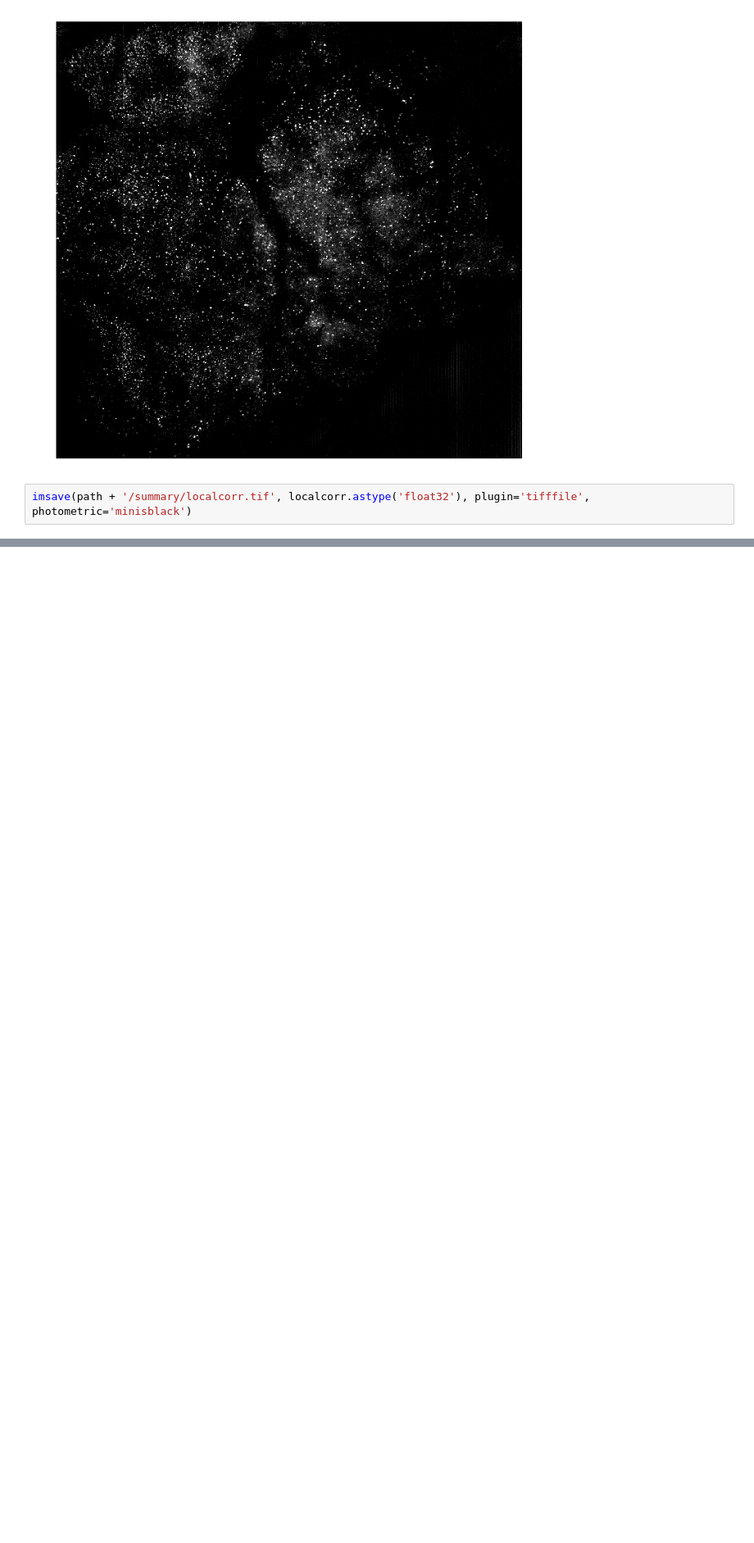
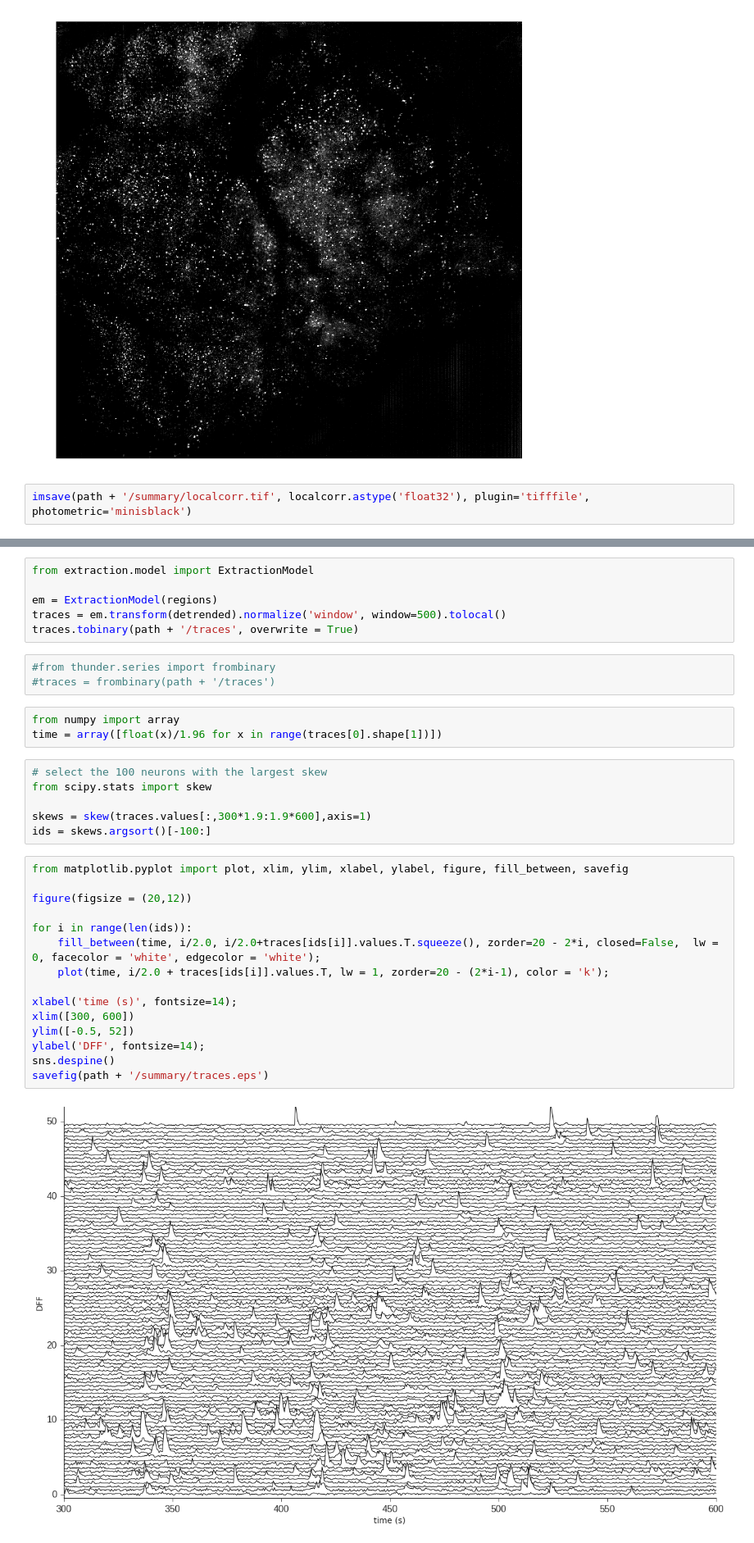
Before and after one commit to sofroniewn/2pRAM-paper, a Jupyter notebook: notebooks/Figure-8_1 functional imaging.ipynb, the cells around one changed output, grey strips where cells are left out. Shown at 82% size. Drawn from its saved outputs; the diff is of its cells as text; blank space fills up the shorter version.

Commit message:
add traces

```diff
--- a/notebooks/Figure-8_1 functional imaging.ipynb
+++ b/notebooks/Figure-8_1 functional imaging.ipynb
@@ -60,0 +86,35 @@ imsave(path + '/summary/localcorr.tif', localcorr.astype('float32'), plugin='tif
+# %%
+from extraction.model import ExtractionModel
+
+em = ExtractionModel(regions)
+traces = em.transform(detrended).normalize('window', window=500).tolocal()
+traces.tobinary(path + '/traces', overwrite = True)
+# %%
+#from thunder.series import frombinary
+#traces = frombinary(path + '/traces')
+# %%
+from numpy import array
+time = array([float(x)/1.96 for x in range(traces[0].shape[1])])
+# %%
+# select the 100 neurons with the largest skew
+from scipy.stats import skew
+
+skews = skew(traces.values[:,300*1.9:1.9*600],axis=1)
+ids = skews.argsort()[-100:]
+# %%
+from matplotlib.pyplot import plot, xlim, ylim, xlabel, ylabel, figure, fill_between, savefig
+
+figure(figsize = (20,12))
+
+for i in range(len(ids)):
+    fill_between(time, i/2.0, i/2.0+traces[ids[i]].values.T.squeeze(), zorder=20 - 2*i, closed=False,  lw = 0, facecolor = 'white', edgecolor = 'white');
+    plot(time, i/2.0 + traces[ids[i]].values.T, lw = 1, zorder=20 - (2*i-1), color = 'k');
+
+xlabel('time (s)', fontsize=14);
+xlim([300, 600])
+ylim([-0.5, 52])
+ylabel('DFF', fontsize=14);
+sns.despine()
+savefig(path + '/summary/traces.eps')
+# %% [output]
+[figure, added]
```
Also changed, not shown: parts of 10 cells of this notebook.
